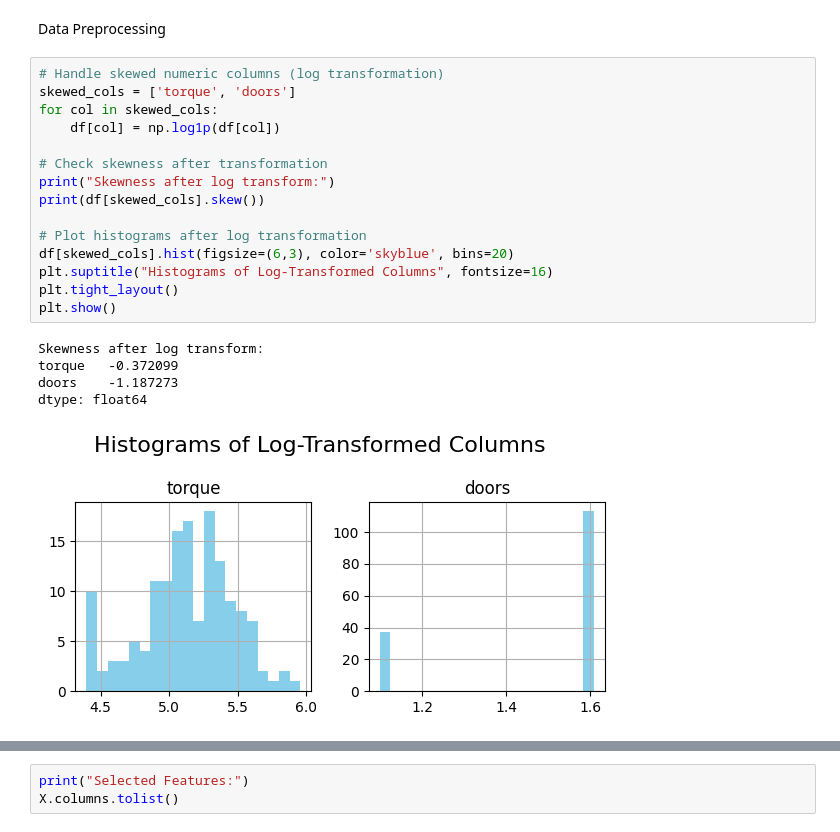
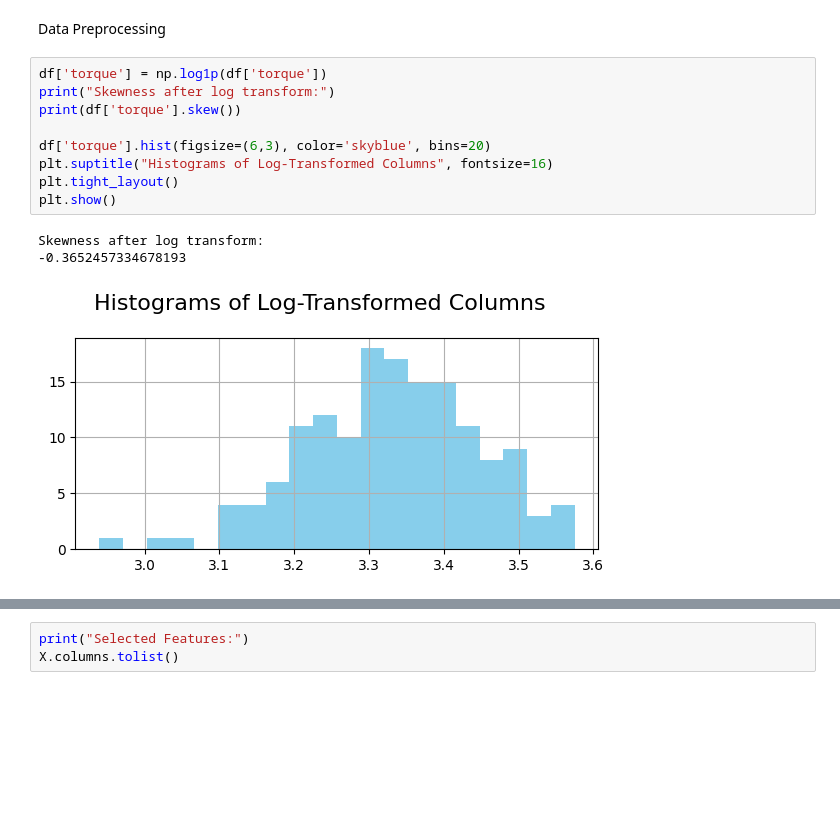
Before and after one commit to Sunmathi-A77/CarPricePrediction-Ridge, a Jupyter notebook: Car_Price_Prediction.ipynb, the cells around one changed output, grey strips where cells are left out. Drawn from its saved outputs; the diff is of its cells as text; blank space fills up the shorter version.

```diff
--- a/Car_Price_Prediction.ipynb
+++ b/Car_Price_Prediction.ipynb
@@ -135,24 +133,16 @@ plt.show()
 # %% [markdown]
 Data Preprocessing
 # %%
-# Handle skewed numeric columns (log transformation)
-skewed_cols = ['torque', 'doors']
-for col in skewed_cols:
-    df[col] = np.log1p(df[col])
+df['torque'] = np.log1p(df['torque'])
+print("Skewness after log transform:")
+print(df['torque'].skew())
 
-# Check skewness after transformation
-print("Skewness after log transform:")
-print(df[skewed_cols].skew())
-
-# Plot histograms after log transformation
-df[skewed_cols].hist(figsize=(6,3), color='skyblue', bins=20)
+df['torque'].hist(figsize=(6,3), color='skyblue', bins=20)
 plt.suptitle("Histograms of Log-Transformed Columns", fontsize=16)
 plt.tight_layout()
 plt.show()
 # %% [output]
 Skewness after log transform:
-torque   -0.372099
-doors    -1.187273
-dtype: float64
+-0.3652457334678193
-[figure, old version]
+[figure, new version]
 # %%
```
Also changed, not shown: parts of 24 cells of this notebook, 1 other file.
